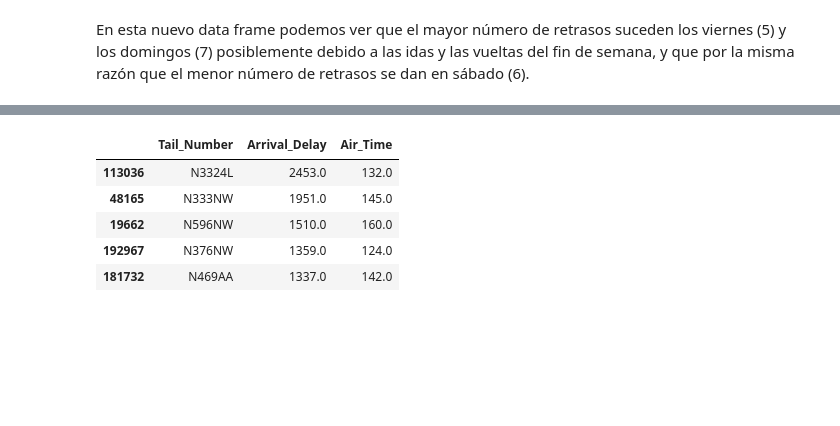
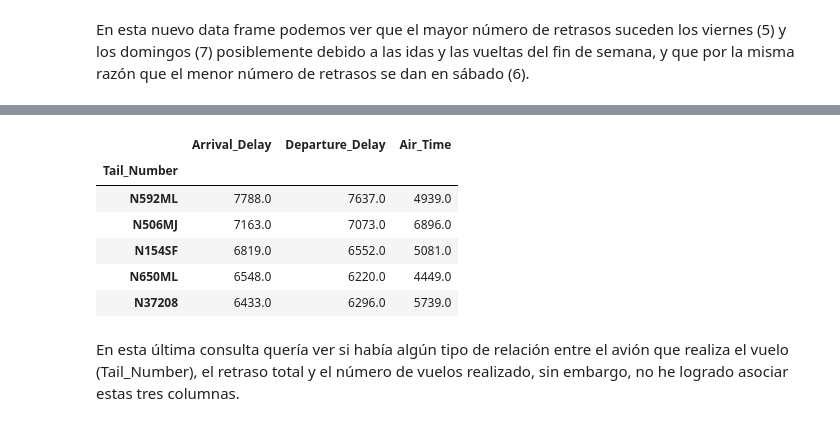
Before and after one commit to dcuxart/Ciencia_de_datos, a Jupyter notebook: Sprint_03_Tasca_02.ipynb, the cells around one changed output, grey strips where cells are left out. Saved outputs shown, nothing was run; the diff lists cells and outputs as text; code cells hidden in the pictures; blank space fills up the shorter version.

```diff
--- a/Sprint_03_Tasca_02.ipynb
+++ b/Sprint_03_Tasca_02.ipynb
@@ -256,14 +260,16 @@ df7.sort_values(by=['Arrival_Delay'], ascending=False)[:5]
 # %%
 #------- EXERCICI 2 --- ACABAT
 ### Aporta aquello que consideres relevante.
-#df["TailNumFreq"] = df['Tail_Number'].count()
-df8 = df[['Tail_Number', 'Arrival_Delay', 'Air_Time']]
-df8.groupby('Arrival_Delay').aggregate(sum)
-df8.sort_values(by='Arrival_Delay', ascending=False)[:5]
+df8 = df[['Tail_Number', 'Arrival_Delay', 'Departure_Delay', 'Air_Time']]
+df8_planes_more_delayed = df8.groupby('Tail_Number').aggregate(sum)
+df8_planes_more_delayed.sort_values(by='Arrival_Delay', ascending=False)[:5]
 # %% [output]
-|  | Tail_Number | Arrival_Delay | Air_Time |
-| 113036 | N3324L | 2453.0 | 132.0 |
-| 48165 | N333NW | 1951.0 | 145.0 |
-| 19662 | N596NW | 1510.0 | 160.0 |
-| 192967 | N376NW | 1359.0 | 124.0 |
-| 181732 | N469AA | 1337.0 | 142.0 |
+|  | Arrival_Delay | Departure_Delay | Air_Time |
+| Tail_Number |  |  |  |
+| N592ML | 7788.0 | 7637.0 | 4939.0 |
+| N506MJ | 7163.0 | 7073.0 | 6896.0 |
+| N154SF | 6819.0 | 6552.0 | 5081.0 |
+| N650ML | 6548.0 | 6220.0 | 4449.0 |
+| N37208 | 6433.0 | 6296.0 | 5739.0 |
+# %% [markdown]
+En esta última consulta quería ver si había algún tipo de relación entre el avión que realiza el vuelo (Tail_Number), el retraso total y el número de vuelos realizado, sin embargo, no he logrado asociar estas tres columnas.
```
Also changed, not shown: parts of 17 cells of this notebook.
